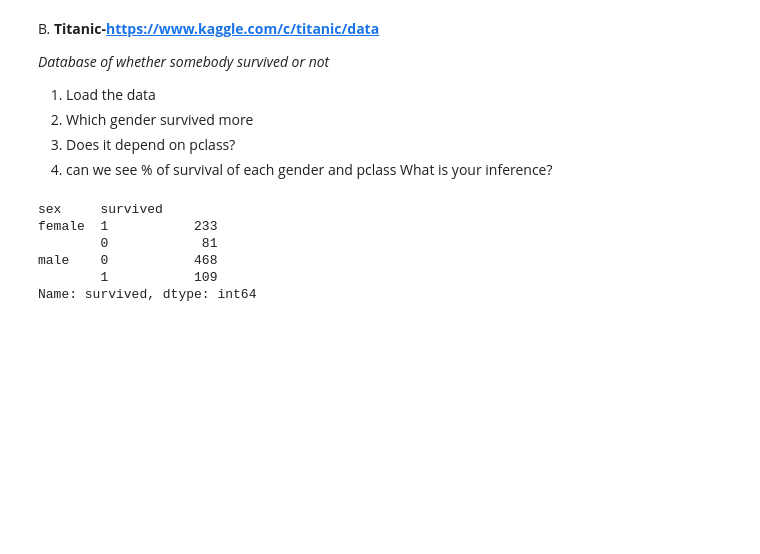
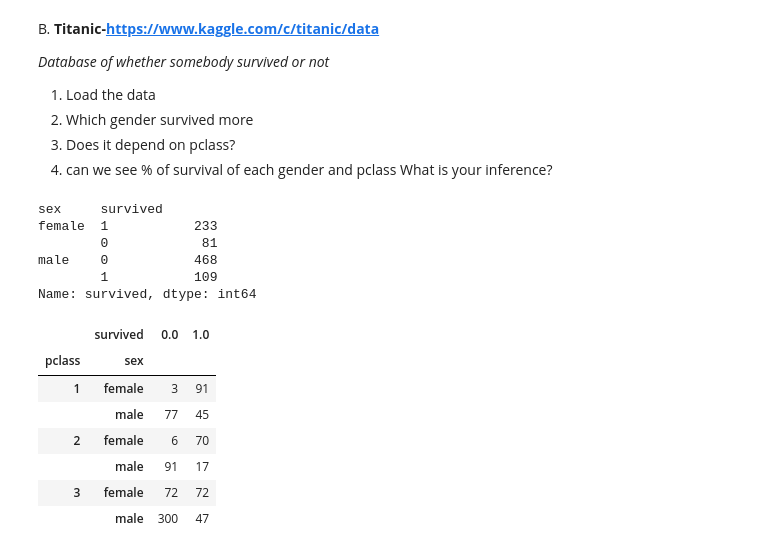
Before and after one commit to sunilsagar/Py-DayToDay, a Jupyter notebook: Module1/B1_21_22Sept/Day2.ipynb, the cells around one changed output. Drawn from its saved outputs; the diff is of its cells as text; code cells hidden in the pictures; blank space fills up the shorter version.

```diff
--- a/Module1/B1_21_22Sept/Day2.ipynb
+++ b/Module1/B1_21_22Sept/Day2.ipynb
@@ -88,4 +88,14 @@ male    0           468
         1           109
 Name: survived, dtype: int64
 # %%
-id = pd.crosstab([tt.pclass, tt.sex], tt.survived)
+id = pd.crosstab([tt.pclass, tt.sex], tt.survived.astype(float))
+id
+# %% [output]
+|  | survived | 0.0 | 1.0 |
+| pclass | sex |  |  |
+| 1 | female | 3 | 91 |
+|  | male | 77 | 45 |
+| 2 | female | 6 | 70 |
+|  | male | 91 | 17 |
+| 3 | female | 72 | 72 |
+|  | male | 300 | 47 |
```
